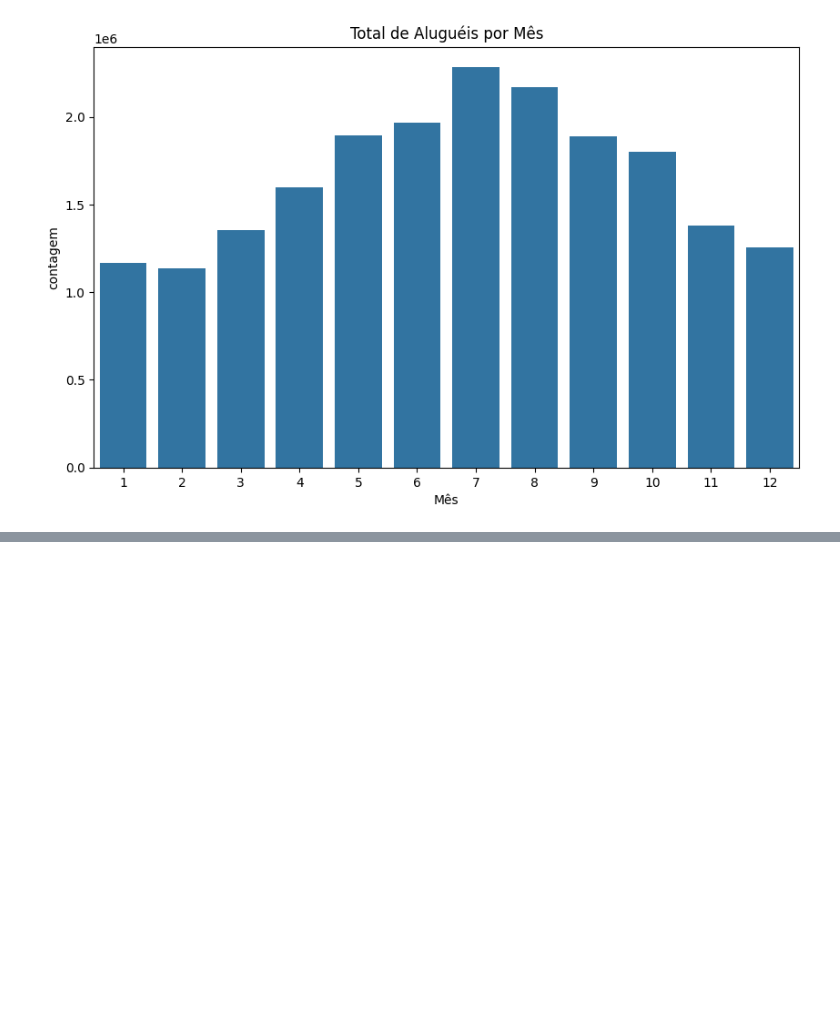
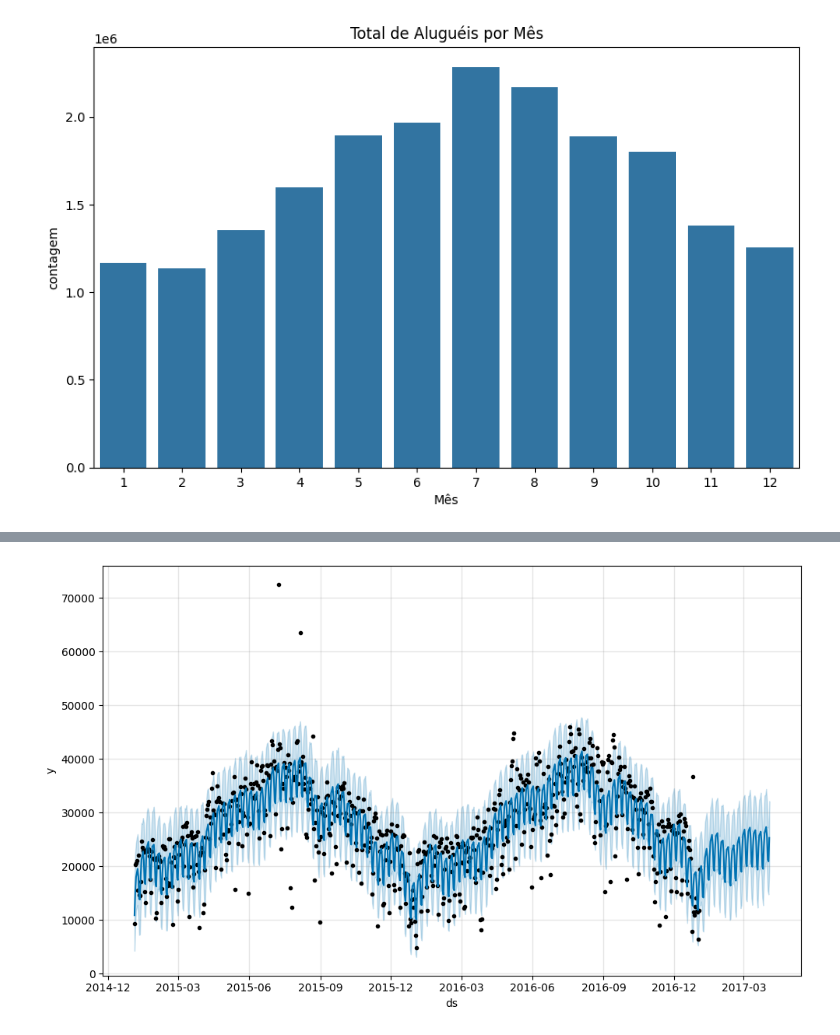
Before and after one commit to lemaldonadogm/Courses, a Jupyter notebook: Séries Temporais/Aula 1 - Analisando e Prevendo Séries Temporais.ipynb, the cells around one changed output, grey strips where cells are left out. Drawn from its saved outputs; the diff is of its cells as text; code cells hidden in the pictures; blank space fills up the shorter version.

```diff
--- a/Séries Temporais/Aula 1 - Analisando e Prevendo Séries Temporais.ipynb
+++ b/Séries Temporais/Aula 1 - Analisando e Prevendo Séries Temporais.ipynb
@@ -450,0 +459,4 @@ Text(0.5, 0, 'Mês')
+# %%
+# Para fazer as previsões, é necessário renomear as colunas para 'ds' (data) e 'y' (valor a ser previsto)
+df_prophet = df_data[['data','contagem']].rename(columns={'data': 'ds', 'contagem': 'y'})
+df_prophet.head()
@@ -450,0 +470,4 @@ Text(0.5, 0, 'Mês')
+# %%
+# Aqui eu tenho varias linhas para um mesmo dia. Vamos agrupar
+df_prophet = df_prophet.groupby('ds').sum().reset_index()
+df_prophet
@@ -450,0 +488,12 @@ Text(0.5, 0, 'Mês')
+# %%
+# Definindo a semente aleatória para reprodutibilidade
+import numpy as np
+np.random.seed(4587)
+
+# Criando o modelo Prophet
+modelo = Prophet()
+modelo.fit(df_prophet)
+
+# Criando um DataFrame para as datas futuras (próximos 90 dias)
+futuro = modelo.make_future_dataframe(periods=90, freq='D')
+futuro
@@ -450,0 +516,4 @@ Text(0.5, 0, 'Mês')
+# %%
+# Realizando a previsão
+previsao = modelo.predict(futuro)
+previsao.head()
@@ -450,0 +527,8 @@ Text(0.5, 0, 'Mês')
+# %%
+fig1 = modelo.plot(previsao)
+
+# A Linha Azul mais forte representa o valor previsto, enquanto a linha azul mais clara representa o intervalo de confiança da previsão.
+# Os pontos pretos representam os dados reais usados para treinar o modelo.
+# O gráfico mostra a tendência geral dos aluguéis de bicicletas ao longo do tempo, incluindo as previsões para os próximos 90 dias.
+# %% [output]
+[figure, added]
```
Also changed, not shown: parts of 40 cells of this notebook.
